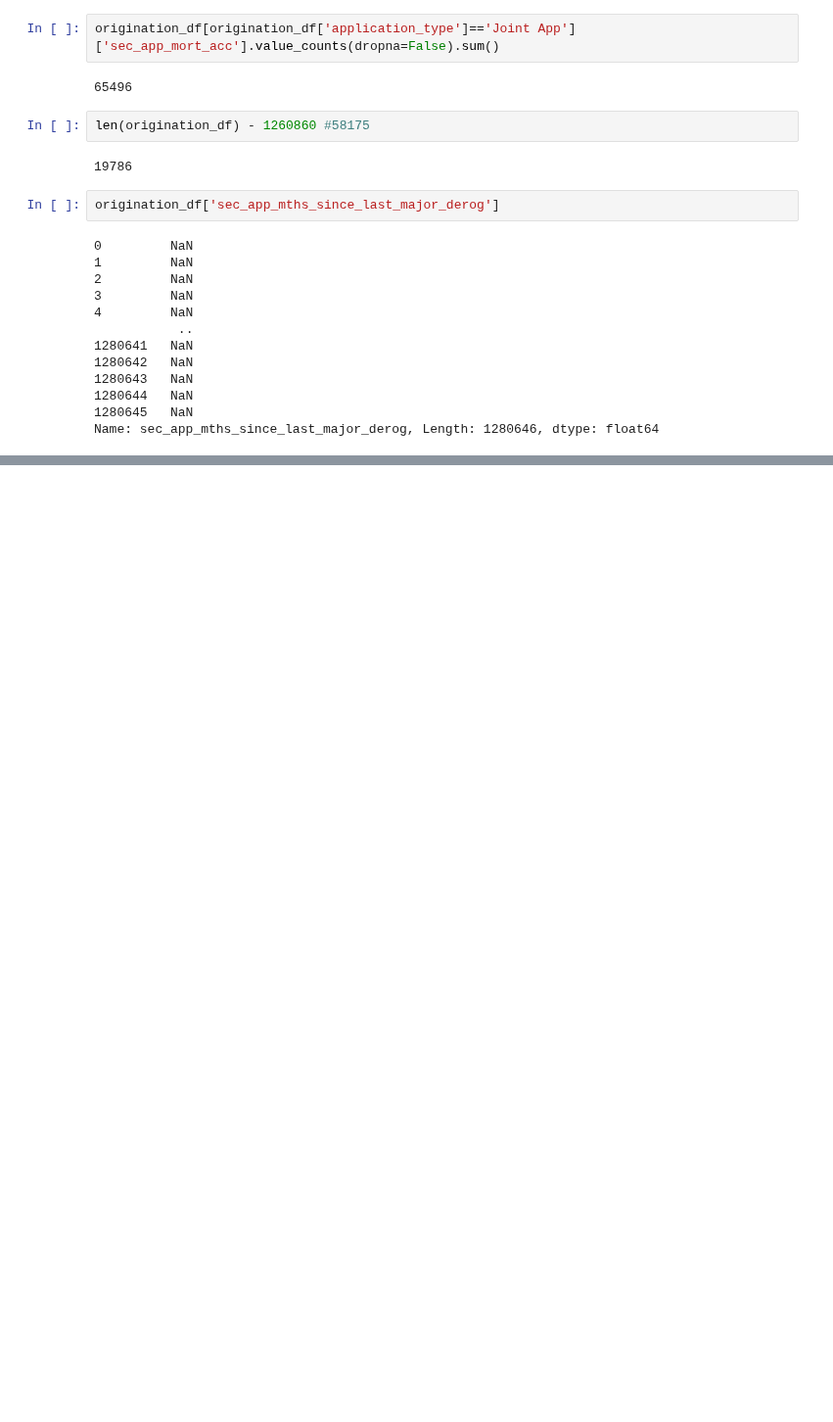
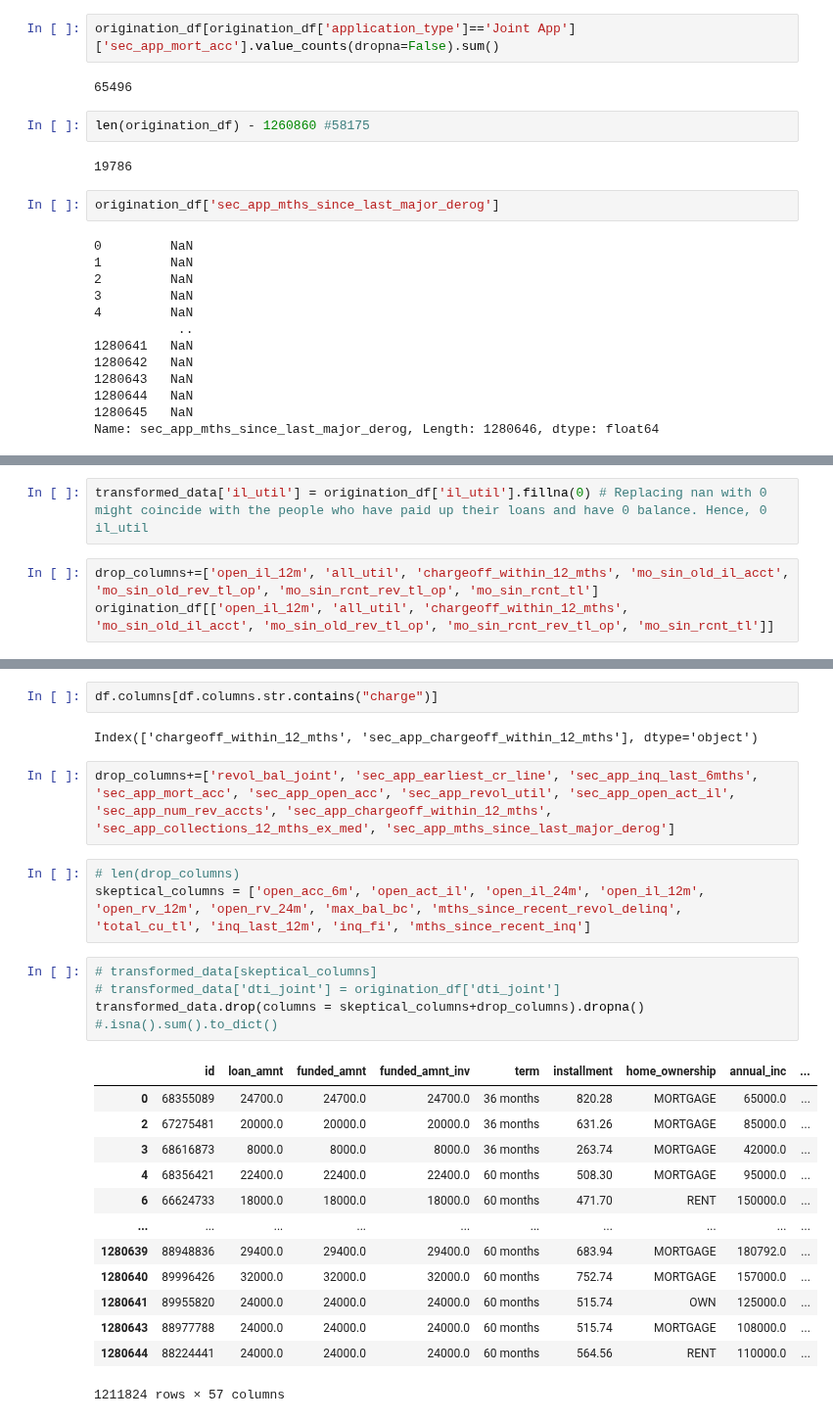
Before and after one commit to preetmodi/Credit-Risk-Analytics, a Jupyter notebook: Data_Cleaning_P.ipynb, the cells around one changed output, grey strips where cells are left out. Shown at 98% size. Cells and saved outputs as stored; diff of their text form; blank space fills up the shorter version.

```diff
--- a/Data_Cleaning_P.ipynb
+++ b/Data_Cleaning_P.ipynb
@@ -372,0 +435,5 @@ Name: sec_app_mths_since_last_major_derog, Length: 1280646, dtype: float64
+# %%
+transformed_data['il_util'] = origination_df['il_util'].fillna(0) # Replacing nan with 0 might coincide with the people who have paid up their loans and have 0 balance. Hence, 0 il_util
+# %%
+drop_columns+=['open_il_12m', 'all_util', 'chargeoff_within_12_mths', 'mo_sin_old_il_acct', 'mo_sin_old_rev_tl_op', 'mo_sin_rcnt_rev_tl_op', 'mo_sin_rcnt_tl']
+origination_df[['open_il_12m', 'all_util', 'chargeoff_within_12_mths', 'mo_sin_old_il_acct', 'mo_sin_old_rev_tl_op', 'mo_sin_rcnt_rev_tl_op', 'mo_sin_rcnt_tl']]
@@ -372,0 +454,27 @@ Name: sec_app_mths_since_last_major_derog, Length: 1280646, dtype: float64
+# %%
+df.columns[df.columns.str.contains("charge")]
+# %% [output]
+Index(['chargeoff_within_12_mths', 'sec_app_chargeoff_within_12_mths'], dtype='object')
+# %%
+drop_columns+=['revol_bal_joint', 'sec_app_earliest_cr_line', 'sec_app_inq_last_6mths', 'sec_app_mort_acc', 'sec_app_open_acc', 'sec_app_revol_util', 'sec_app_open_act_il', 'sec_app_num_rev_accts', 'sec_app_chargeoff_within_12_mths', 'sec_app_collections_12_mths_ex_med', 'sec_app_mths_since_last_major_derog']
+# %%
+# len(drop_columns)
+skeptical_columns = ['open_acc_6m', 'open_act_il', 'open_il_24m', 'open_il_12m', 'open_rv_12m', 'open_rv_24m', 'max_bal_bc', 'mths_since_recent_revol_delinq', 'total_cu_tl', 'inq_last_12m', 'inq_fi', 'mths_since_recent_inq']
+# %%
+# transformed_data[skeptical_columns]
+# transformed_data['dti_joint'] = origination_df['dti_joint']
+transformed_data.drop(columns = skeptical_columns+drop_columns).dropna() #.isna().sum().to_dict()
+# %% [output]
+|  | id | loan_amnt | funded_amnt | funded_amnt_inv | term | installment | home_ownership | annual_inc | ... |
+| 0 | 68355089 | 24700.0 | 24700.0 | 24700.0 | 36 months | 820.28 | MORTGAGE | 65000.0 | ... |
+| 2 | 67275481 | 20000.0 | 20000.0 | 20000.0 | 36 months | 631.26 | MORTGAGE | 85000.0 | ... |
+| 3 | 68616873 | 8000.0 | 8000.0 | 8000.0 | 36 months | 263.74 | MORTGAGE | 42000.0 | ... |
+| 4 | 68356421 | 22400.0 | 22400.0 | 22400.0 | 60 months | 508.30 | MORTGAGE | 95000.0 | ... |
+| 6 | 66624733 | 18000.0 | 18000.0 | 18000.0 | 60 months | 471.70 | RENT | 150000.0 | ... |
+| ... | ... | ... | ... | ... | ... | ... | ... | ... | ... |
+| 1280639 | 88948836 | 29400.0 | 29400.0 | 29400.0 | 60 months | 683.94 | MORTGAGE | 180792.0 | ... |
+| 1280640 | 89996426 | 32000.0 | 32000.0 | 32000.0 | 60 months | 752.74 | MORTGAGE | 157000.0 | ... |
+| 1280641 | 89955820 | 24000.0 | 24000.0 | 24000.0 | 60 months | 515.74 | OWN | 125000.0 | ... |
+| 1280643 | 88977788 | 24000.0 | 24000.0 | 24000.0 | 60 months | 515.74 | MORTGAGE | 108000.0 | ... |
+| 1280644 | 88224441 | 24000.0 | 24000.0 | 24000.0 | 60 months | 564.56 | RENT | 110000.0 | ... |
+1211824 rows × 57 columns
```
Also changed, not shown: parts of 24 cells of this notebook.
